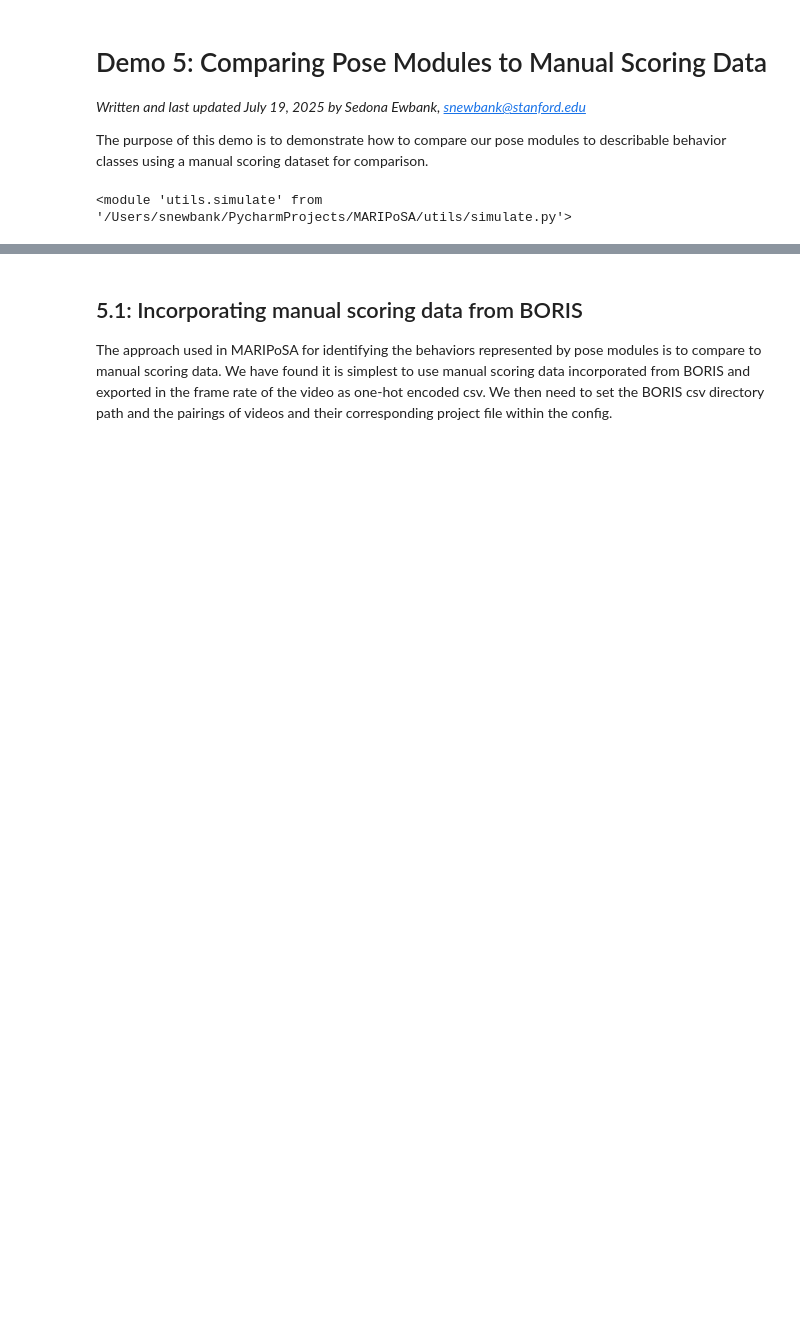
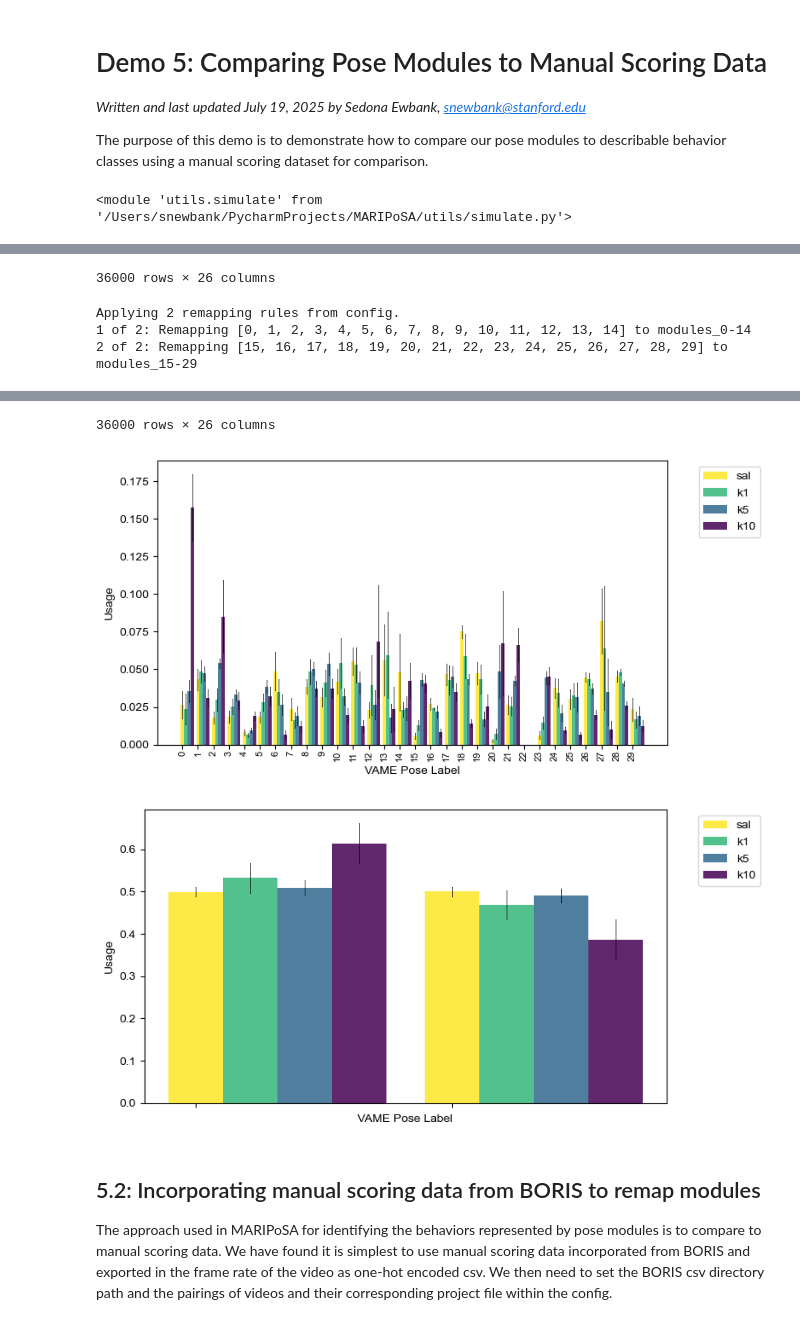
Before and after one commit to s-ewbank/MARIPoSA, a Jupyter notebook: docs/_build/jupyter_execute/demo/Demo5-PoseSegmentation-ManualScoring.ipynb, the cells around one changed output, grey strips where cells are left out. Cells and saved outputs as stored; diff of their text form; code cells hidden in the pictures; blank space fills up the shorter version.

```diff
--- a/docs/_build/jupyter_execute/demo/Demo5-PoseSegmentation-ManualScoring.ipynb
+++ b/docs/_build/jupyter_execute/demo/Demo5-PoseSegmentation-ManualScoring.ipynb
@@ -34,0 +39,26 @@ if not os.path.exists(save_path):
+# %%
+config["remappings"] = [[[0,1,2,3,4,5,6,7,8,9,10,11,12,13,14],"modules_0-14"],
+                        [[15,16,17,18,19,20,21,22,23,24,25,26,27,28,29],"modules_15-29"]]
+
+labels_df = analyze.get_module_labels(config,0,1200,subgroups=["sal","k1","k5","k10"])
+display(labels_df)
+module_usage = analyze.get_module_usage(config,labels_df)
+fig = plot.plot_module_usage(config,
+                             module_usage,
+                             style="bar_error",
+                             figW=8,
+                             figH=4,
+                             cmap="viridis_r")
+
+labels_df_remap = analyze.combine_pose_modules(config,labels_df)
+display(labels_df_remap)
+module_usage = analyze.get_module_usage(config,labels_df,modules_altered=True) # you must set modules_altered = True to get the correct behavior if you have altered the modules, i.e. by remapping to manual scoring class
+fig = plot.plot_module_usage(config,
+                             module_usage,
+                             style="bar_error",
+                             figW=8,
+                             figH=4,
+                             cmap="viridis_r")
+if save:
+    fig.savefig(save_path+"demo5-1_boris_remapped_usage.png",dpi=300)
+# %% [output]
@@ -34,0 +78,4 @@ if not os.path.exists(save_path):
+36000 rows × 26 columns
+Applying 2 remapping rules from config.
+1 of 2: Remapping [0, 1, 2, 3, 4, 5, 6, 7, 8, 9, 10, 11, 12, 13, 14] to modules_0-14
+2 of 2: Remapping [15, 16, 17, 18, 19, 20, 21, 22, 23, 24, 25, 26, 27, 28, 29] to modules_15-29
@@ -35,4 +95,7 @@ if not os.path.exists(save_path):
+36000 rows × 26 columns
+[figure, added]
+[figure, added]
 # %% [markdown]
-## 5.1: Incorporating manual scoring data from BORIS
+## 5.2: Incorporating manual scoring data from BORIS to remap modules
 
 The approach used in MARIPoSA for identifying the behaviors represented by pose modules is to compare to manual scoring data. We have found it is simplest to use manual scoring data incorporated from BORIS and exported in the frame rate of the video as one-hot encoded csv. We then need to set the BORIS csv directory path and the pairings of videos and their corresponding project file within the config.
```
Also changed, not shown: parts of 7 cells of this notebook, 27 other files.
